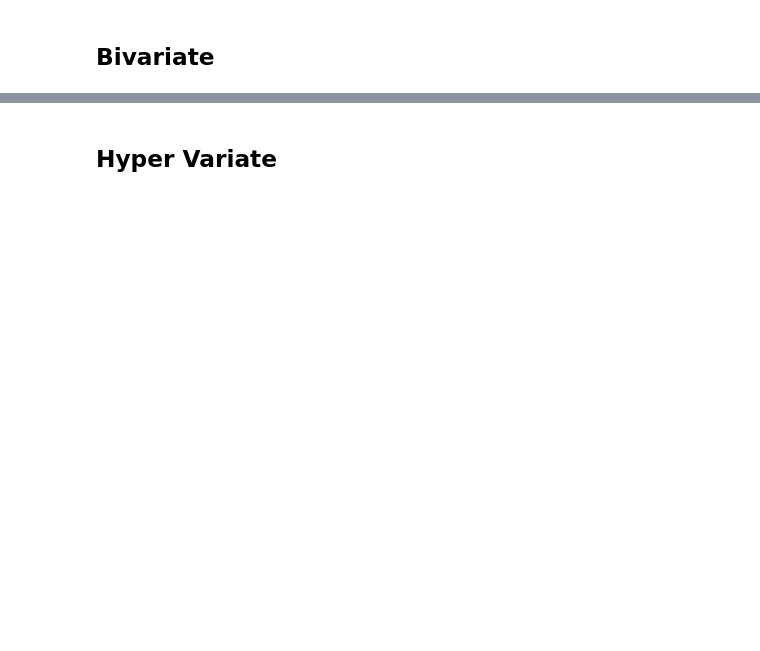
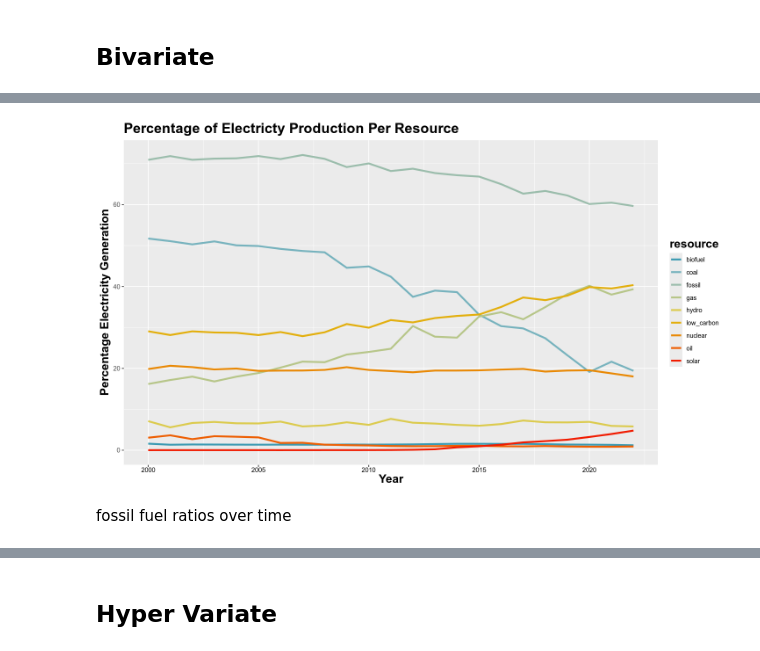
Before and after one commit to jackyeung99/class_exploratory-data-analysis, a Jupyter notebook: projects/final_project/final_project.ipynb, the cells around one changed output, grey strips where cells are left out. Drawn from its saved outputs; the diff is of its cells as text; code cells hidden in the pictures; blank space fills up the shorter version.

```diff
--- a/projects/final_project/final_project.ipynb
+++ b/projects/final_project/final_project.ipynb
@@ -239,0 +378,29 @@ ggplot(df_long, aes(x = fct_reorder(resource, total), y = total, fill=resource))
+# %%
+yearly_elec_prod <- df %>%
+  subset(country == 'United States') %>%
+  pivot_longer(
+    cols = ends_with("_share_elec"),
+    names_to = "resource",
+    values_to = "share"
+  ) %>%
+  mutate(
+    resource = gsub("_share_elec", "", resource),
+  ) %>%
+  filter(resource %in% RESOURCES) %>%
+  group_by(year, resource) %>%
+  summarise(mean_share = mean(share), .groups = 'drop')
+# %%
+pal <- wes_palette("Zissou1", 9, type = "continuous")
+
+ggplot(yearly_elec_prod, aes(x = year, y = mean_share, group = resource, color = resource)) +
+  geom_line(size = 1.2) +
+  scale_color_manual(values = pal) +
+  labs(
+    title = "Percentage of Electricty Production Per Resource",
+    x = "Year",
+    y = "Percentage Electricity Generation"
+  )
+# %% [output]
+[figure, added]
+# %% [markdown]
+fossil fuel ratios over time
```
Also changed, not shown: parts of 31 cells of this notebook.
